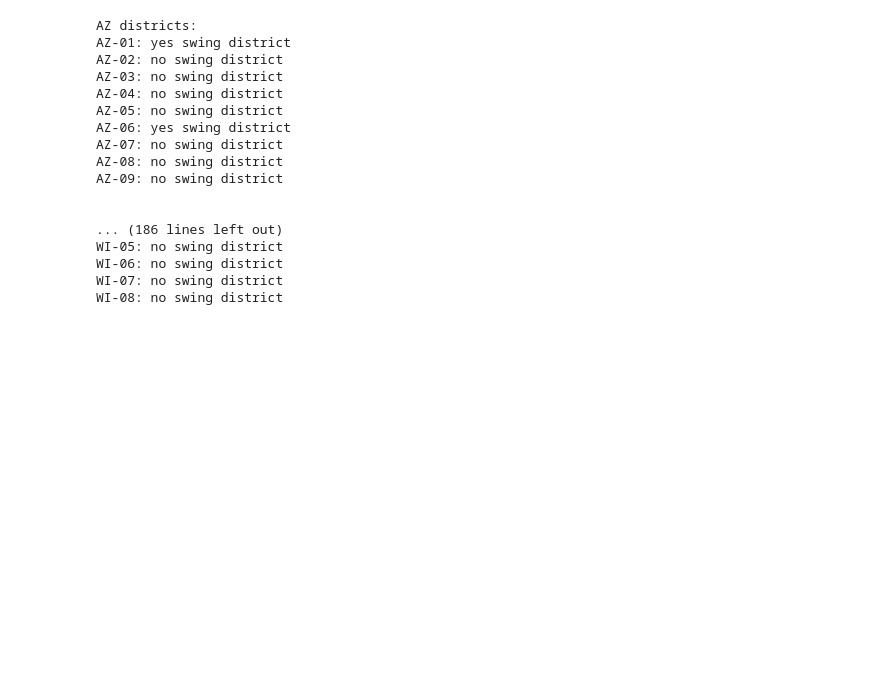
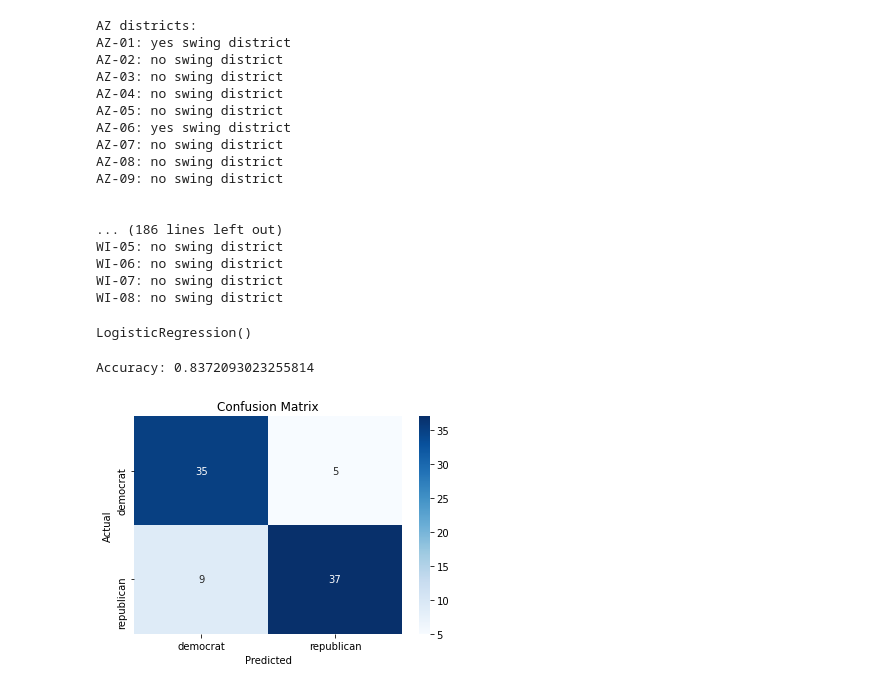
Before and after one commit to chrismiley87/capstone, a Jupyter notebook: election_data.ipynb, the cells around one changed output. Cells and saved outputs as stored; diff of their text form; code cells hidden in the pictures; blank space fills up the shorter version.

Commit message:
Scaled Model

```diff
--- a/election_data.ipynb
+++ b/election_data.ipynb
@@ -783,3 +788,46 @@ WI-05: no swing district
 WI-06: no swing district
 WI-07: no swing district
 WI-08: no swing district
+# %%
+X = political_df.drop(['winner', 'Year', 'district', 'd_percent', 'r_percent'], axis=1)
+y = political_df['winner']
+# %%
+# Create an instance of the StandardScaler
+scaler = StandardScaler()
+
+# Scale the numerical features
+X_scaled = scaler.fit_transform(X)
+
+X_train, X_test, y_train, y_test = train_test_split(X_scaled, y, test_size=0.2, random_state=42)
+# %%
+model = LogisticRegression()
+model.fit(X_train, y_train)
+# %% [output]
+LogisticRegression()
+# %%
+y_pred = model.predict(X_test)
+accuracy = accuracy_score(y_test, y_pred)
+print("Accuracy:", accuracy)
+# %% [output]
+Accuracy: 0.8372093023255814
+# %%
+# Calculate the confusion matrix
+cm = confusion_matrix(y_test, y_pred)
+
+# Create a figure and axes
+fig, ax = plt.subplots()
+
+# Create a heatmap
+sns.heatmap(cm, annot=True, fmt='d', cmap='Blues', ax=ax)
+
+# Set labels, title, and ticks
+ax.set_xlabel('Predicted')
+ax.set_ylabel('Actual')
+ax.set_title('Confusion Matrix')
+ax.xaxis.set_ticklabels(['democrat', 'republican'])
+ax.yaxis.set_ticklabels(['democrat', 'republican'])
+
+# Show the plot
+plt.show()
+# %% [output]
+[figure, added]
```
Also changed, not shown: parts of 1 cell of this notebook.
